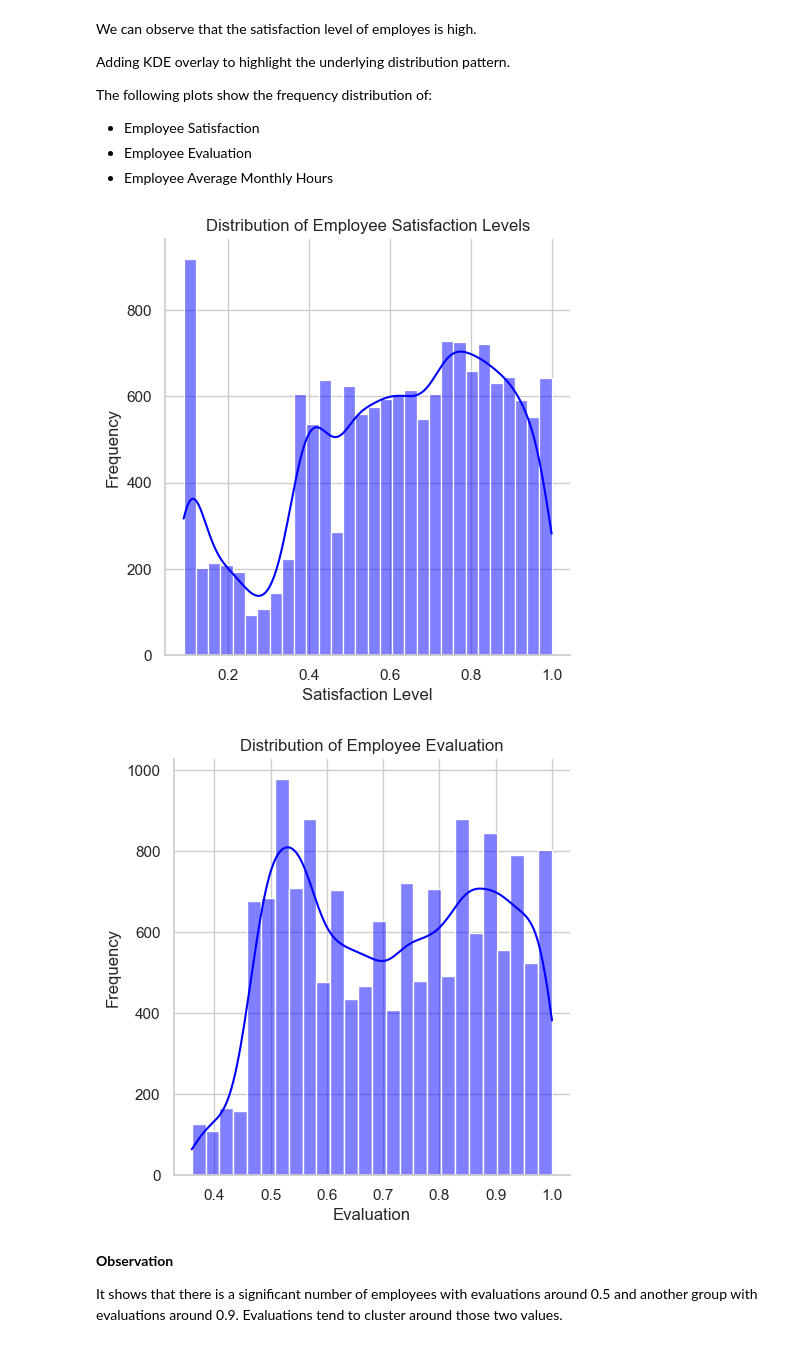
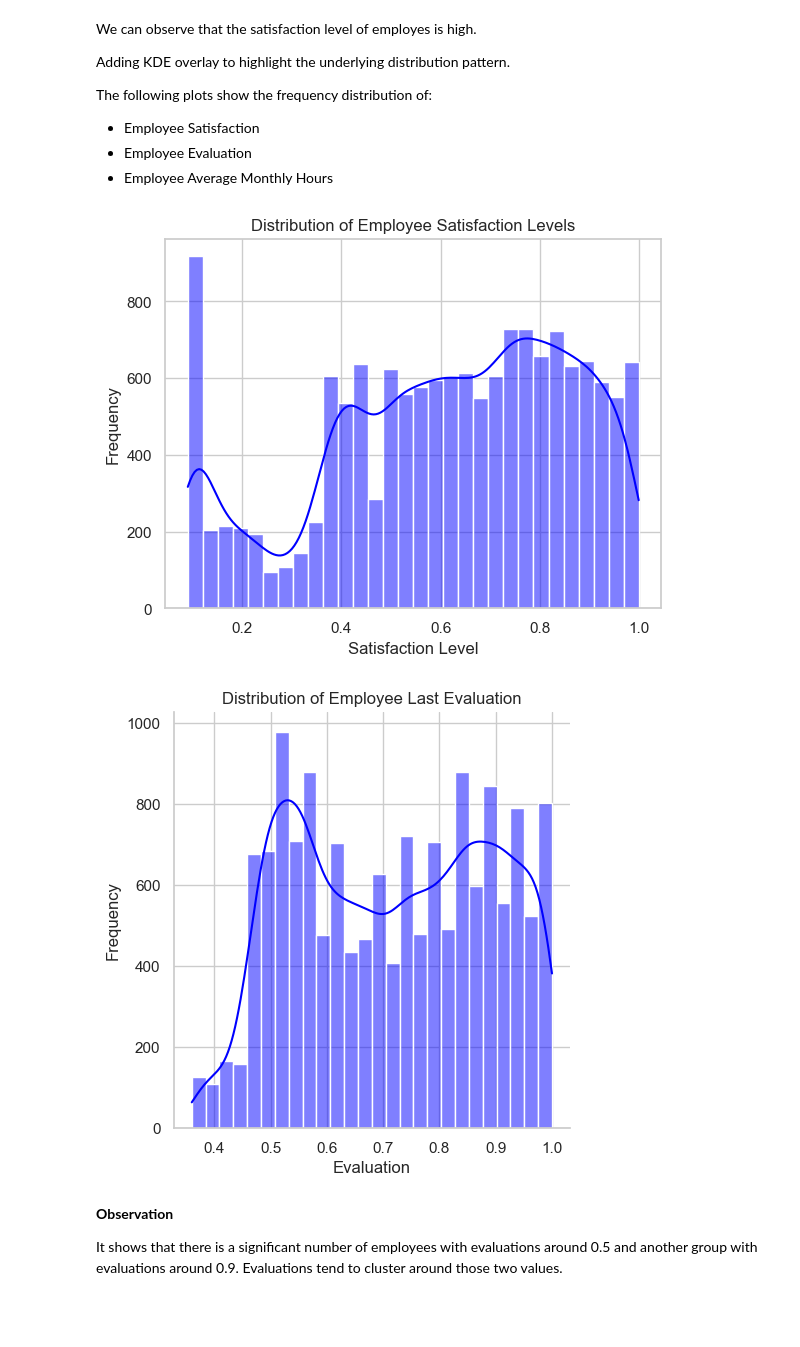
Before and after one commit to karmenatwork/4_CB_employees_turnover, a Jupyter notebook: main.ipynb, the cells around one changed output. Drawn from its saved outputs; the diff is of its cells as text; code cells hidden in the pictures; blank space fills up the shorter version.

```diff
--- a/main.ipynb
+++ b/main.ipynb
@@ -220,24 +243,23 @@ The following plots show the frequency distribution of:
 - Employee Average Monthly Hours
 # %%
 # Plot the distribution of employee satisfaction levels
-sns.displot(df['satisfaction_level'], kde=True, color='blue')
-# sns.histplot(df1['satisfaction_level'], kde=True, color='blue')
+# sns.displot(df['satisfaction_level'], kde=True, color='blue')
+sns.histplot(df1['satisfaction_level'], kde=True, color='blue')
 plt.title('Distribution of Employee Satisfaction Levels')
 plt.xlabel('Satisfaction Level')
 plt.ylabel('Frequency')
 plt.show()
 # %% [output]
-[figure, old version]
+[figure, new version]
 # %%
 # Plot the distribution of employee evaluation
-sns.displot(df['last_evaluation'], kde=True, color='blue')
-# sns.histplot(df1['satisfaction_level'], kde=True, color='blue')
-plt.title('Distribution of Employee Evaluation')
+sns.displot(df1['last_evaluation'], kde=True, color='blue')
+plt.title('Distribution of Employee Last Evaluation')
 plt.xlabel('Evaluation')
 plt.ylabel('Frequency')
 plt.show()
 # %% [output]
-[figure, old version]
+[figure, new version]
 # %% [markdown]
 __Observation__
 
```
Also changed, not shown: parts of 13 cells of this notebook.
